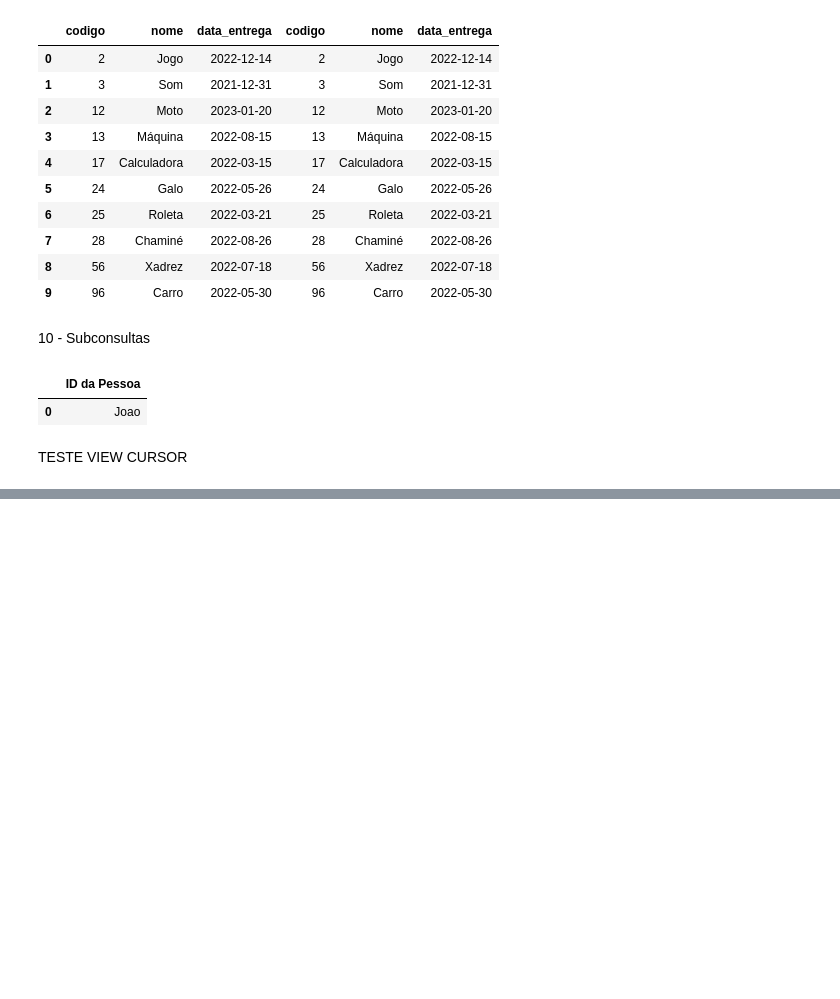
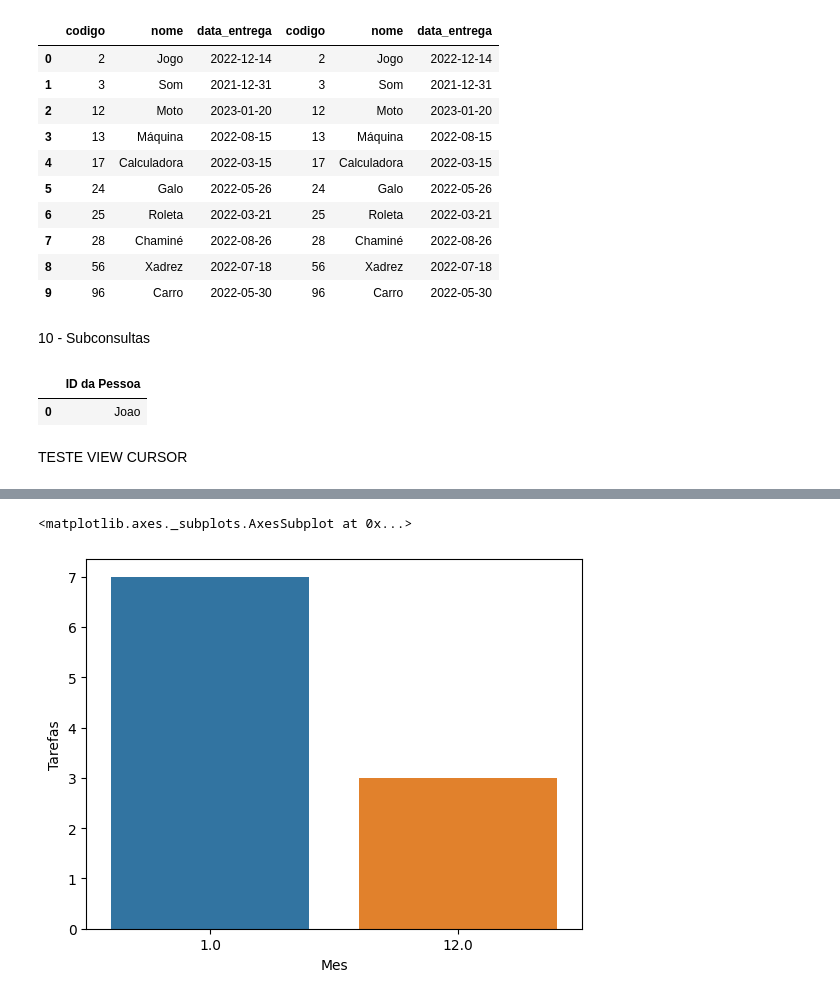
Before and after one commit to RodrigoCoouto/Template_Trab_BD1_2020, a Jupyter notebook: Gestor_de_Tarefas_e_Projeto_BD.ipynb, the cells around one changed output, grey strips where cells are left out. Saved outputs shown, nothing was run; the diff lists cells and outputs as text; code cells hidden in the pictures; blank space fills up the shorter version.

```diff
--- a/Gestor_de_Tarefas_e_Projeto_BD.ipynb
+++ b/Gestor_de_Tarefas_e_Projeto_BD.ipynb
@@ -458,0 +521,10 @@ cursor.close()
+# %%
+re_entregas_tarefa = pd.read_sql_query("""SELECT EXTRACT(month FROM data_limite) as "Mes",
+     COUNT(EXTRACT(month FROM data_limite)) as "Tarefas" FROM Tarefa AS a
+    GROUP BY EXTRACT(month FROM a.data_limite) ORDER BY EXTRACT(month FROM a.data_limite)""", connect)
+re_entregas_tarefa
+# %%
+sns.barplot(x='Mes',y='Tarefas',data=re_entregas_tarefa)
+# %% [output]
+<matplotlib.axes._subplots.AxesSubplot at 0x...>
+[figure, added]
```
Also changed, not shown: parts of 17 cells of this notebook.
